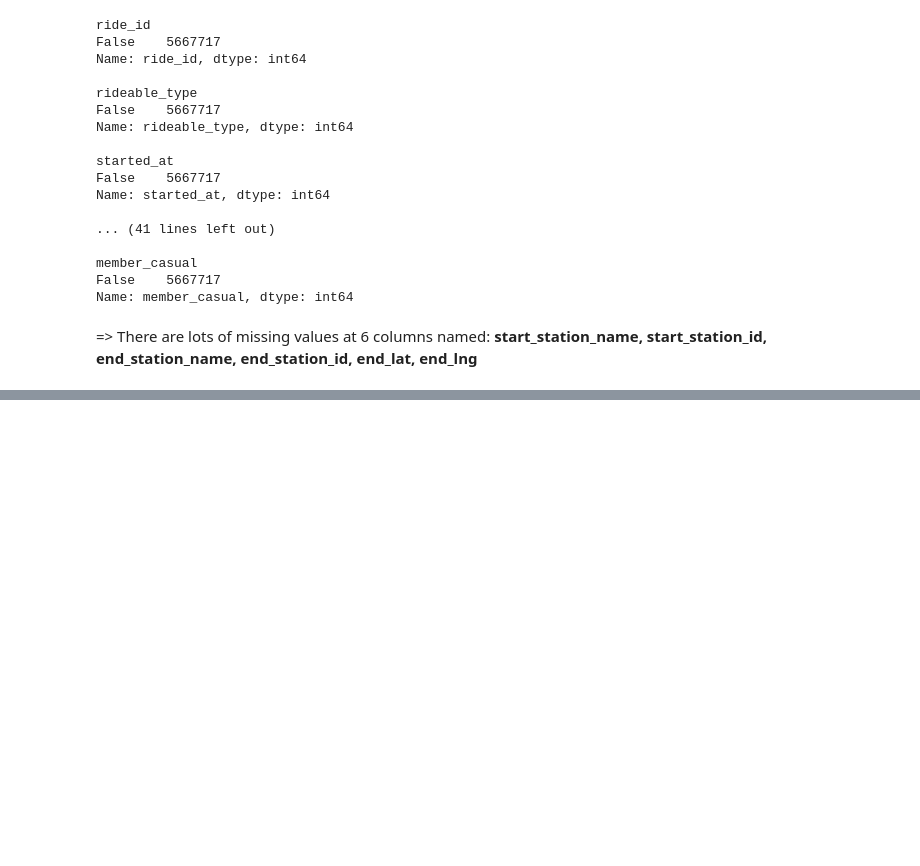
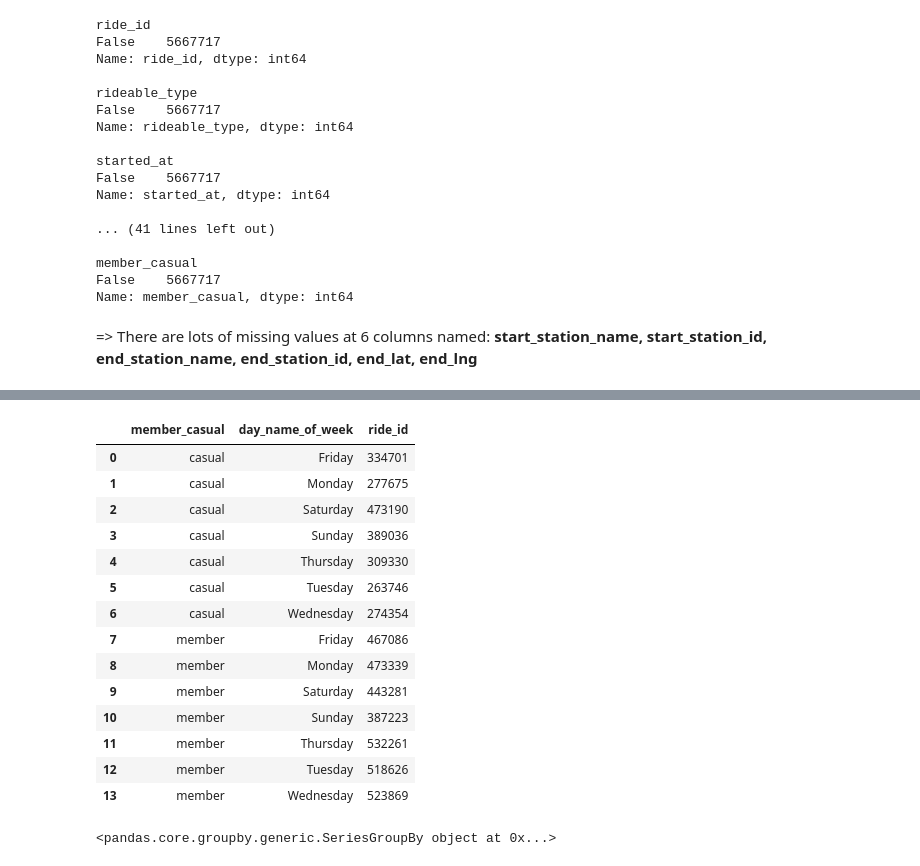
Before and after one commit to vynguyen293/Cyclistic-Bike-Share-Analysis, a Jupyter notebook: Cyclistic-Bike-Share-Analysis.ipynb, the cells around one changed output, grey strips where cells are left out. Cells and saved outputs as stored; diff of their text form; code cells hidden in the pictures; blank space fills up the shorter version.

```diff
--- a/Cyclistic-Bike-Share-Analysis.ipynb
+++ b/Cyclistic-Bike-Share-Analysis.ipynb
@@ -144,0 +170,24 @@ df.head()
+# %%
+df_new = df.groupby(['member_casual', 'day_name_of_week'])['ride_id'].agg('count').reset_index()
+df_new
+# %% [output]
+|  | member_casual | day_name_of_week | ride_id |
+| 0 | casual | Friday | 334701 |
+| 1 | casual | Monday | 277675 |
+| 2 | casual | Saturday | 473190 |
+| 3 | casual | Sunday | 389036 |
+| 4 | casual | Thursday | 309330 |
+| 5 | casual | Tuesday | 263746 |
+| 6 | casual | Wednesday | 274354 |
+| 7 | member | Friday | 467086 |
+| 8 | member | Monday | 473339 |
+| 9 | member | Saturday | 443281 |
+| 10 | member | Sunday | 387223 |
+| 11 | member | Thursday | 532261 |
+| 12 | member | Tuesday | 518626 |
+| 13 | member | Wednesday | 523869 |
+# %%
+df_new2 = df.groupby(['member_casual', 'day_name_of_week'])['ride_length']
+df_new2
+# %% [output]
+<pandas.core.groupby.generic.SeriesGroupBy object at 0x...>
```
Also changed, not shown: parts of 3 cells of this notebook.
